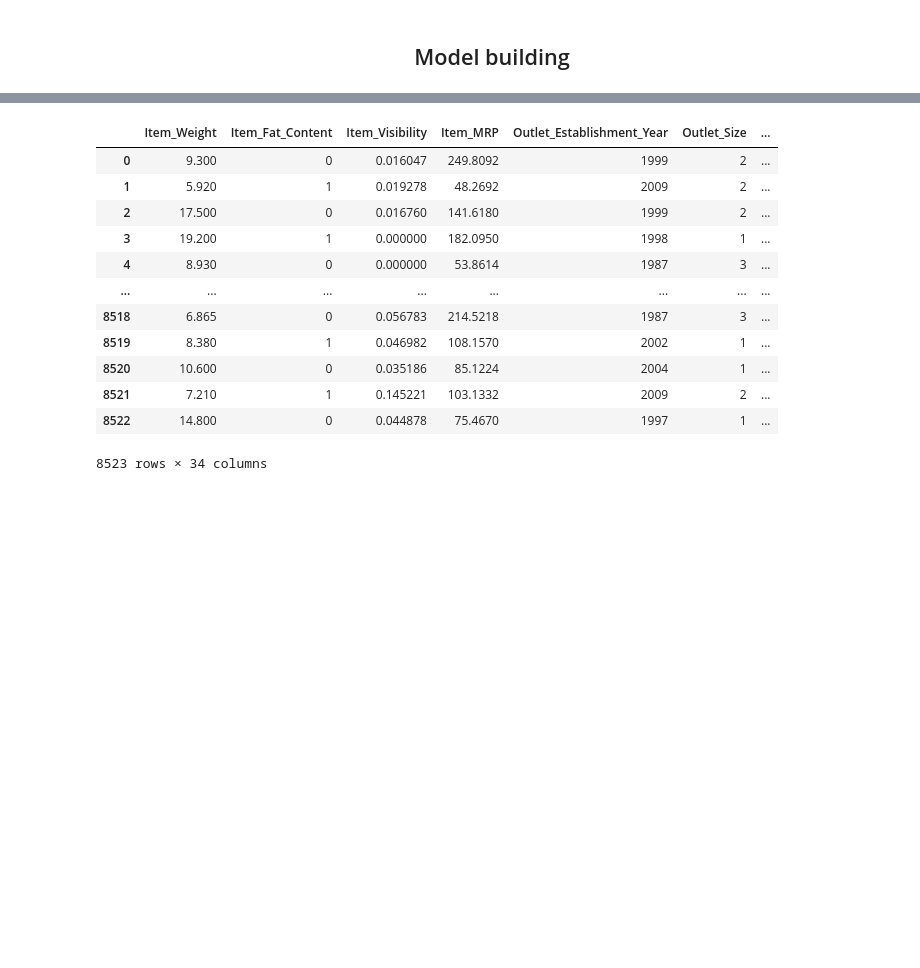
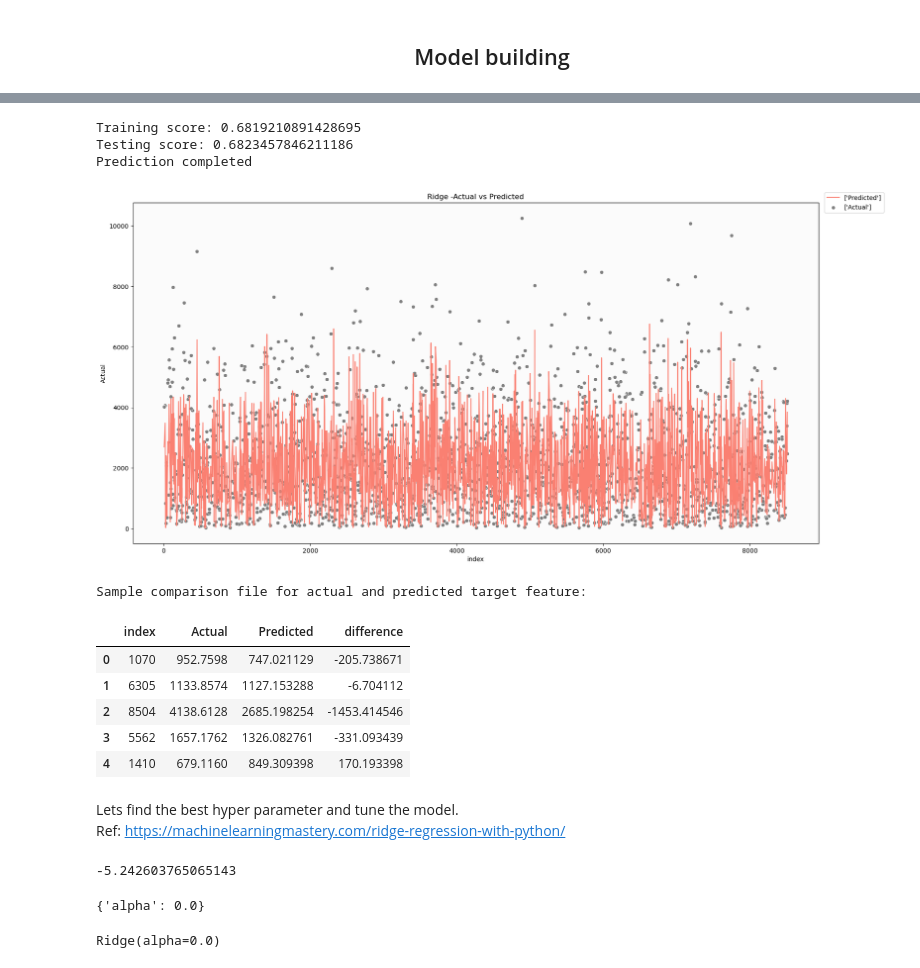
Before and after one commit to ajithcl/BigmartSalesPrediction, a Jupyter notebook: BigmartSalesPrediction.ipynb, the cells around one changed output, grey strips where cells are left out. Cells and saved outputs as stored; diff of their text form; code cells hidden in the pictures; blank space fills up the shorter version.

```diff
--- a/BigmartSalesPrediction.ipynb
+++ b/BigmartSalesPrediction.ipynb
@@ -1455,0 +1455,29 @@ y=box_cox_target
+# %%
+#Function for providing generalized results for regression model
+def evaluate_model(model,x_train,y_train,x_test,y_test):
+    model.fit(x_train,y_train)
+    model_name=model.__class__.__name__
+    train_score=model.score(x_train,y_train)
+    test_score=model.score(x_test,y_test)
+    print (f"Training score: {train_score} \nTesting score: {test_score}")
+
+    y_pred=model.predict(x_test)
+    print("Prediction completed")
+    df=pd.DataFrame({"Actual": y_test,
+                     "Predicted":y_pred})
+
+    #Apply inverse box cox to retrieve original target results
+    df=inv_boxcox(df,box_cox_param)
+    #Finding the difference between original and predicted
+    df["difference"]=df.Predicted-df.Actual
+    df.reset_index(inplace=True)
+    #Plot actual vs predicted
+    plt.figure(figsize=(20,10));
+    sns.scatterplot(data=df,x="index",y="Actual",color='grey',label=["Actual"]).set_facecolor(background_color);
+    sns.lineplot(data=df,x="index",y="Predicted",color='salmon',label=["Predicted"]);
+    plt.legend(loc="right",bbox_to_anchor=(1.1,1));
+    plt.title(model_name+" -Actual vs Predicted");
+    plt.show()
+    print ("Sample comparison file for actual and predicted target feature:")
+    display(df.head())
+    return model
@@ -1479,16 +1532,0 @@ display(df_model_results)
-# %%
-x
-# %% [output]
-|  | Item_Weight | Item_Fat_Content | Item_Visibility | Item_MRP | Outlet_Establishment_Year | Outlet_Size | ... |
-| 0 | 9.300 | 0 | 0.016047 | 249.8092 | 1999 | 2 | ... |
-| 1 | 5.920 | 1 | 0.019278 | 48.2692 | 2009 | 2 | ... |
-| 2 | 17.500 | 0 | 0.016760 | 141.6180 | 1999 | 2 | ... |
-| 3 | 19.200 | 1 | 0.000000 | 182.0950 | 1998 | 1 | ... |
-| 4 | 8.930 | 0 | 0.000000 | 53.8614 | 1987 | 3 | ... |
-| ... | ... | ... | ... | ... | ... | ... | ... |
-| 8518 | 6.865 | 0 | 0.056783 | 214.5218 | 1987 | 3 | ... |
-| 8519 | 8.380 | 1 | 0.046982 | 108.1570 | 2002 | 1 | ... |
-| 8520 | 10.600 | 0 | 0.035186 | 85.1224 | 2004 | 1 | ... |
-| 8521 | 7.210 | 1 | 0.145221 | 103.1332 | 2009 | 2 | ... |
-| 8522 | 14.800 | 0 | 0.044878 | 75.4670 | 1997 | 1 | ... |
-8523 rows × 34 columns
@@ -1494,0 +1550,23 @@ x
+# %%
+x_train,x_test,y_train,y_test = train_test_split(x,y,random_state=1)
+# %%
+ridge_model=evaluate_model(Ridge(),
+              x_train,
+              y_train,
+              x_test,
+              y_test)
+# %% [output]
+Training score: 0.6819210891428695
+Testing score: 0.6823457846211186
+Prediction completed
+[figure, added]
+Sample comparison file for actual and predicted target feature:
+|  | index | Actual | Predicted | difference |
+| 0 | 1070 | 952.7598 | 747.021129 | -205.738671 |
+| 1 | 6305 | 1133.8574 | 1127.153288 | -6.704112 |
+| 2 | 8504 | 4138.6128 | 2685.198254 | -1453.414546 |
+| 3 | 5562 | 1657.1762 | 1326.082761 | -331.093439 |
+| 4 | 1410 | 679.1160 | 849.309398 | 170.193398 |
+# %% [markdown]
+Lets find the best hyper parameter and tune the model.<br>
+Ref: https://machinelearningmastery.com/ridge-regression-with-python/
@@ -1494,0 +1583,12 @@ x
+# %%
+results.best_score_
+# %% [output]
+-5.242603765065143
+# %%
+results.best_params_
+# %% [output]
+{'alpha': 0.0}
+# %%
+results.best_estimator_
+# %% [output]
+Ridge(alpha=0.0)
```
Also changed, not shown: parts of 17 cells of this notebook.
